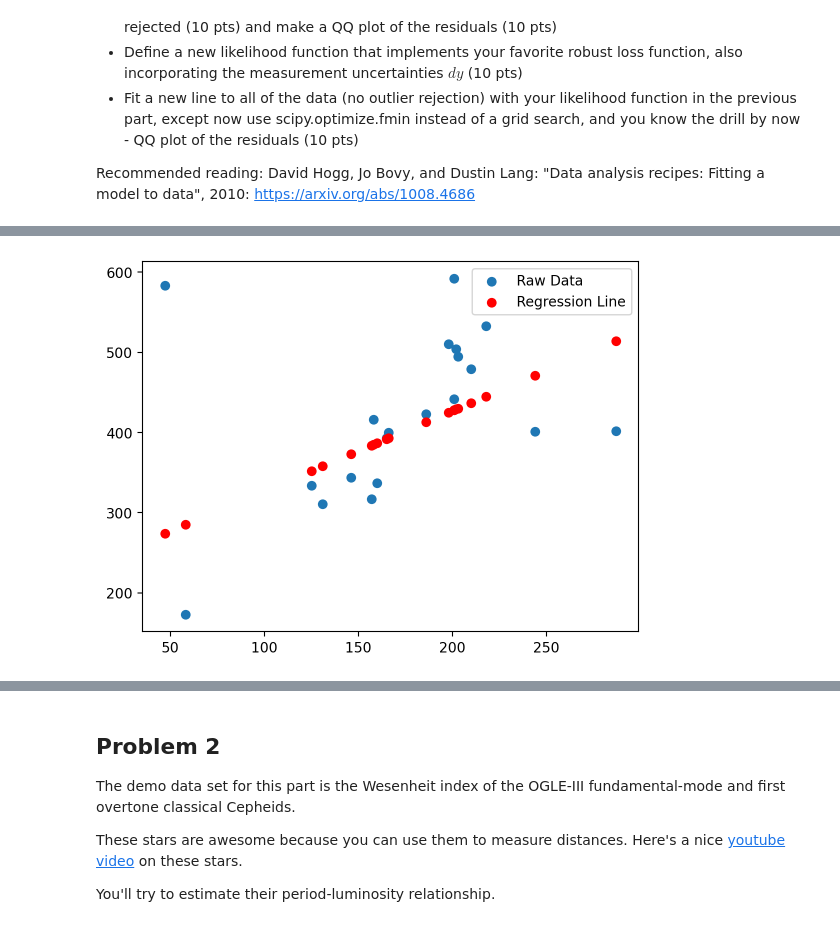
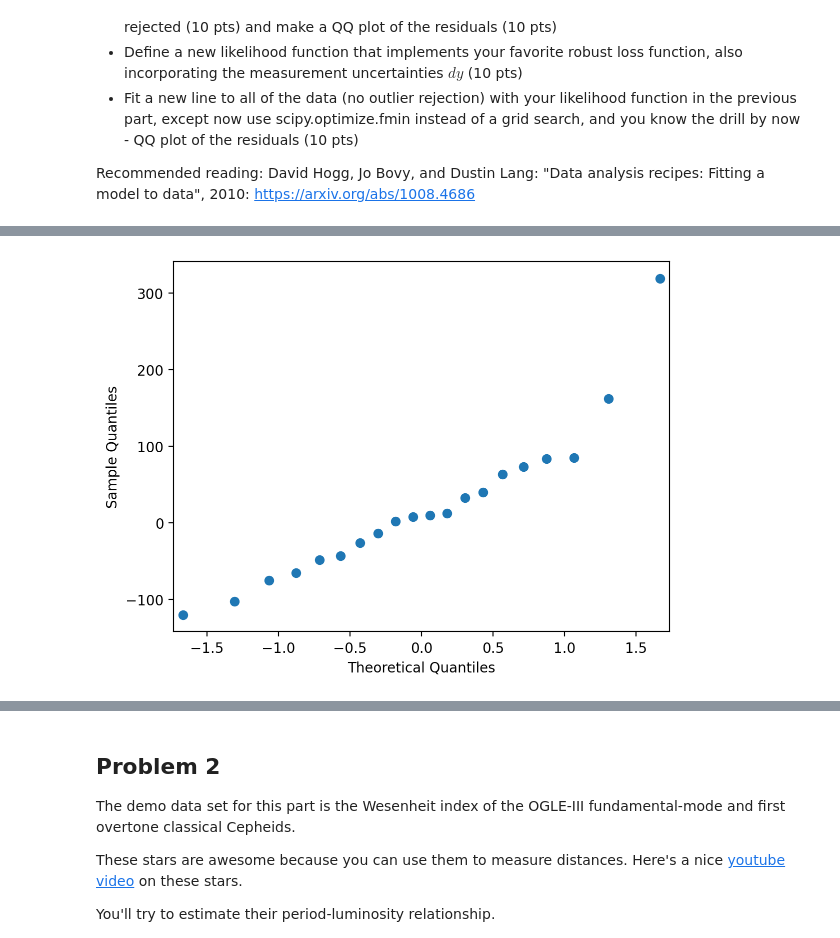
Before and after one commit to veronica-hoffman/ast496_2025_Fall, a Jupyter notebook: homework/01/hw01.ipynb, the cells around one changed output, grey strips where cells are left out. Drawn from its saved outputs; the diff is of its cells as text; code cells hidden in the pictures.

```diff
--- a/homework/01/hw01.ipynb
+++ b/homework/01/hw01.ipynb
@@ -58,29 +58,33 @@ x = data['x']
 y = data['y']
 dy = data['sigma_y']
 
-def square_loss(y, y_hat):
+def square_loss(y, y_hat, sigma):
     #Set square loss = 0
     square_loss = 0
     #Sum up all the (y_true - y_expected)^2
-    for i in range(len(y)):
-        #Incorporate dy as a weight to get uncertainty
-        square_loss = square_loss + (((y[i] - y_hat[i])**2) / dy[i]**2)
-    #Divide by the number of points, aka len(y)
-    square_loss = square_loss / len(y)
-    #Return it
-    return(square_loss)
+    if (sigma):
+        for i in range(len(y)):
+            #Incorporate dy as a weight to get uncertainty
+            square_loss = square_loss + (((y[i] - y_hat[i])**2) / dy[i]**2)
+        #Divide by the number of points, aka len(y)
+        square_loss = square_loss / len(y)
+        #Return it
+        return(square_loss)
+    return(np.sum((y- y_hat)**2))
 
 #Construct an algorithm to find the smallest square loss using parameters
-square_loss_min = sys.maxsize
-saved_m = 0
-saved_b = 0
-for m in range(-10,10):
-    for b in range(0,500):
-        if (square_loss(y, m*x+b) < square_loss_min):
-            saved_m = m
-            saved_b = b
-            square_loss_min = square_loss(y, m*x+b)
-
+def fit_linear_model(x, y, rangeM, rangeB, sigma=False):
+    square_loss_min = sys.maxsize
+    saved_m = 0
+    saved_b = 0
+    for m in rangeM:
+        for b in rangeB:
+            if (square_loss(y, m*x+b, sigma) < square_loss_min):
+                saved_m = m
+                saved_b = b
+                square_loss_min = square_loss(y, m*x+b, sigma)
+    return saved_m, saved_b
+saved_m, saved_b = fit_linear_model(x, y, range(-10,10), range(0,501), sigma=True)
 #Plot raw data
 plt.scatter(x,y, label= 'Raw Data')
 
@@ -96,19 +100,38 @@ sigma_clipped_y_data = astropy.stats.sigma_clip(residuals, masked=False)
 sm.qqplot(sigma_clipped_y_data)
 
 
+
 #From here, I'm going to get my likelihood function
+def likelihood_function(params, x, y , dy):
+    #define residuals based on my parameters again
+    m = params[0]
+    b = params[1]
+    residuals = y - (m * x + b)
+    #First get the addition sum part of it. I'd rather just get it right now and use it later
+    add_sum_part = np.exp(-1/2 * np.sum((-residuals / dy)**2))
 
-#First get the addition sum part of it. I'd rather just get it right now and use it later
-add_sum_part = np.exp(-1/2 * np.sum((-residuals / dy)**2))
+    #Initialize the multiply sum term of the function
+    multiply_sum_part = 1/(dy[0]*np.sqrt(2*np.pi))
 
-#Initialize the multiply sum term of the function
-multiply_sum_part = 1/(dy[0]*np.sqrt(2*np.pi))
+    #Multiply the first term and so on by the next term
+    for i in range(1, len(dy)):
+        whatToMultiply = 1/(dy[i]*np.sqrt(2*np.pi))
+        multiply_sum_part = multiply_sum_part * whatToMultiply
 
-#Multiply the first term and so on by the next term
-for i in range(1, len(y)):
-    whatToMultiply = 1/(dy[i]*np.sqrt(2*np.pi))
-    multiply_sum_part = multiply_sum_part * whatToMultiply
+    #Multiply both terms to finally get likelihood function
+    Likelihood_Function = -1 * multiply_sum_part * add_sum_part
+    return Likelihood_Function
 
-#Multiply both terms to finally get likelihood function
-Likelihood_Function = multiply_sum_part * add_sum_part
+#Get the best parameters using the fmin function. Give good guess for m and b
+best_params = scipy.optimize.fmin(likelihood_function, [0,300], args=(x,y,dy))
+
+#Get the best m and b from the parameters
+saved_m2 = best_params[0]
+saved_b2 = best_params[1]
+
+#Compute the residuals
+residuals = y - (saved_m2 * x + saved_b2)
+
+#QQplot the parameters
+sm.qqplot(residuals)
 # %% [output]
@@ -115 +142 @@ Likelihood_Function = multiply_sum_part * add_sum_part
-[figure, old version]
+[figure, new version]
```
Also changed, not shown: parts of 2 cells of this notebook, 1 other file.
